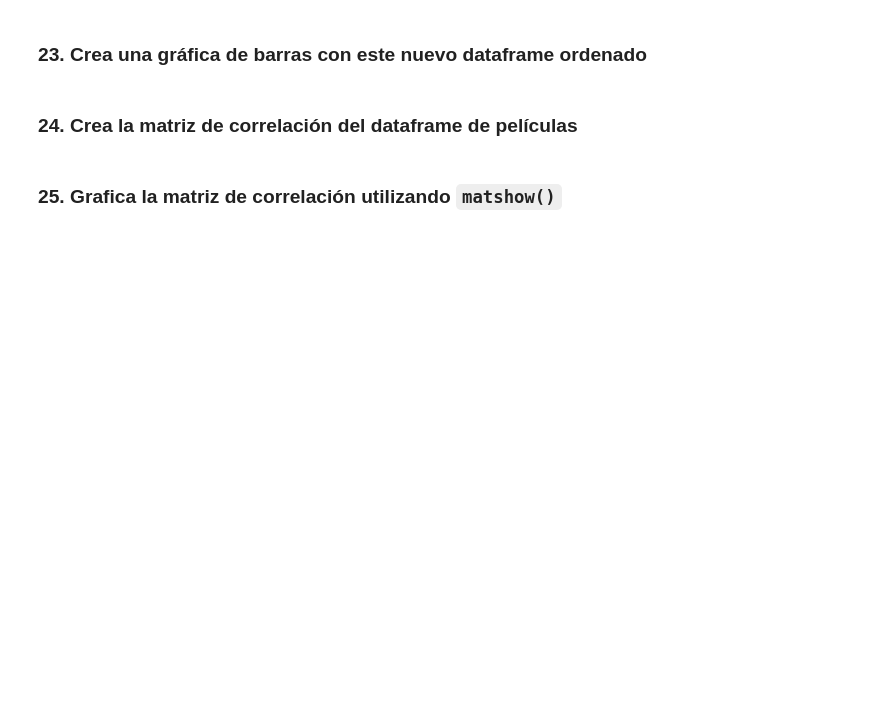
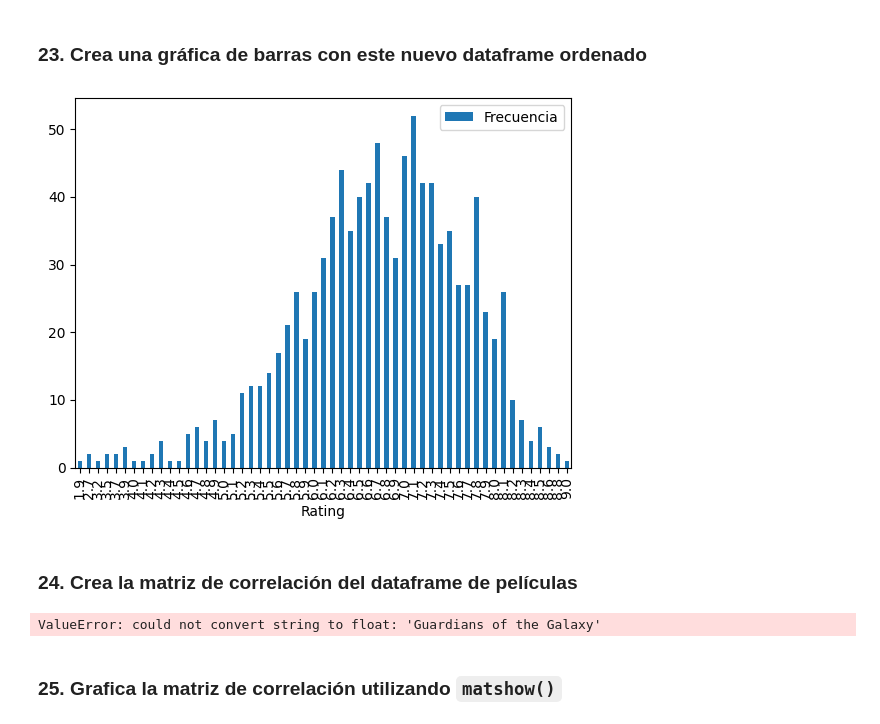
Before and after one commit to auribem03/limpieza_datos_y_eda, a Jupyter notebook: 2_eda_imdb.ipynb, the cells around one changed output. Saved outputs shown, nothing was run; the diff lists cells and outputs as text; code cells hidden in the pictures; blank space fills up the shorter version.

```diff
--- a/2_eda_imdb.ipynb
+++ b/2_eda_imdb.ipynb
@@ -50,2 +243,6 @@ import numpy
 # %% [markdown]
 ### 21. Obten los valores únicos de la variable Rating y la frecuencia total de cada uno de estos valores. Posteriormente crea un nuevo dataframe con essos valores
+# %%
+df_ratings = df['Rating'].value_counts().reset_index()
+df_ratings.columns = ['Rating', 'Frecuencia']
+print(df_ratings)
@@ -52,2 +267,5 @@ import numpy
 # %% [markdown]
 ### 22. Ordena el nuevo dataframe por la variable `rating`
+# %%
+df_ratings = df_ratings.sort_values('Rating')
+print(df_ratings)
@@ -54,6 +290,16 @@ import numpy
 # %% [markdown]
 ### 23. Crea una gráfica de barras con este nuevo dataframe ordenado
+# %%
+df_ratings.plot(x='Rating', y='Frecuencia', kind='bar')
+plt.show()
+# %% [output]
+[figure, added]
 # %% [markdown]
 ### 24. Crea la matriz de correlación del dataframe de películas
+# %%
+matriz_correlacion = df.corr()
+print(matriz_correlacion)
+# %% [output]
+ValueError: could not convert string to float: 'Guardians of the Galaxy'
 # %% [markdown]
 ### 25. Grafica la matriz de correlación utilizando `matshow()`
```
Also changed, not shown: parts of 24 cells of this notebook, 1 other file.
